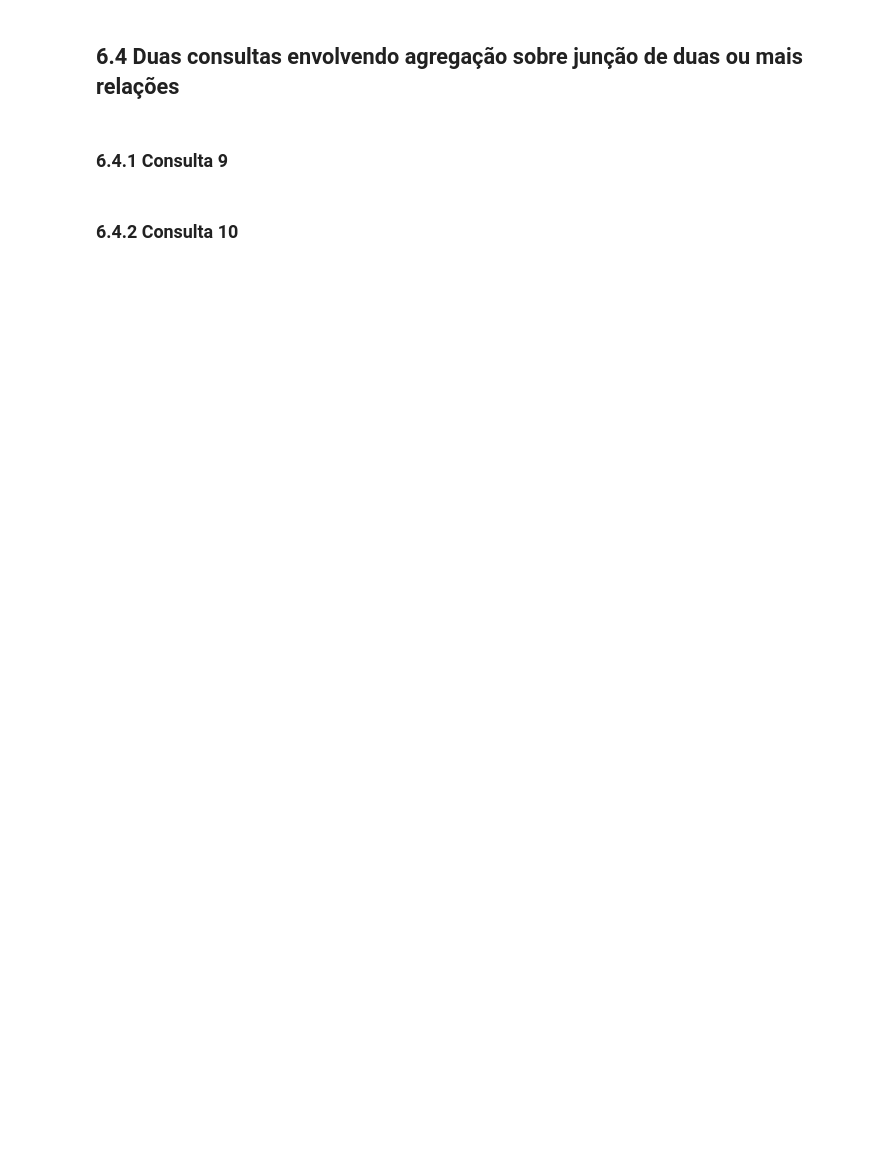
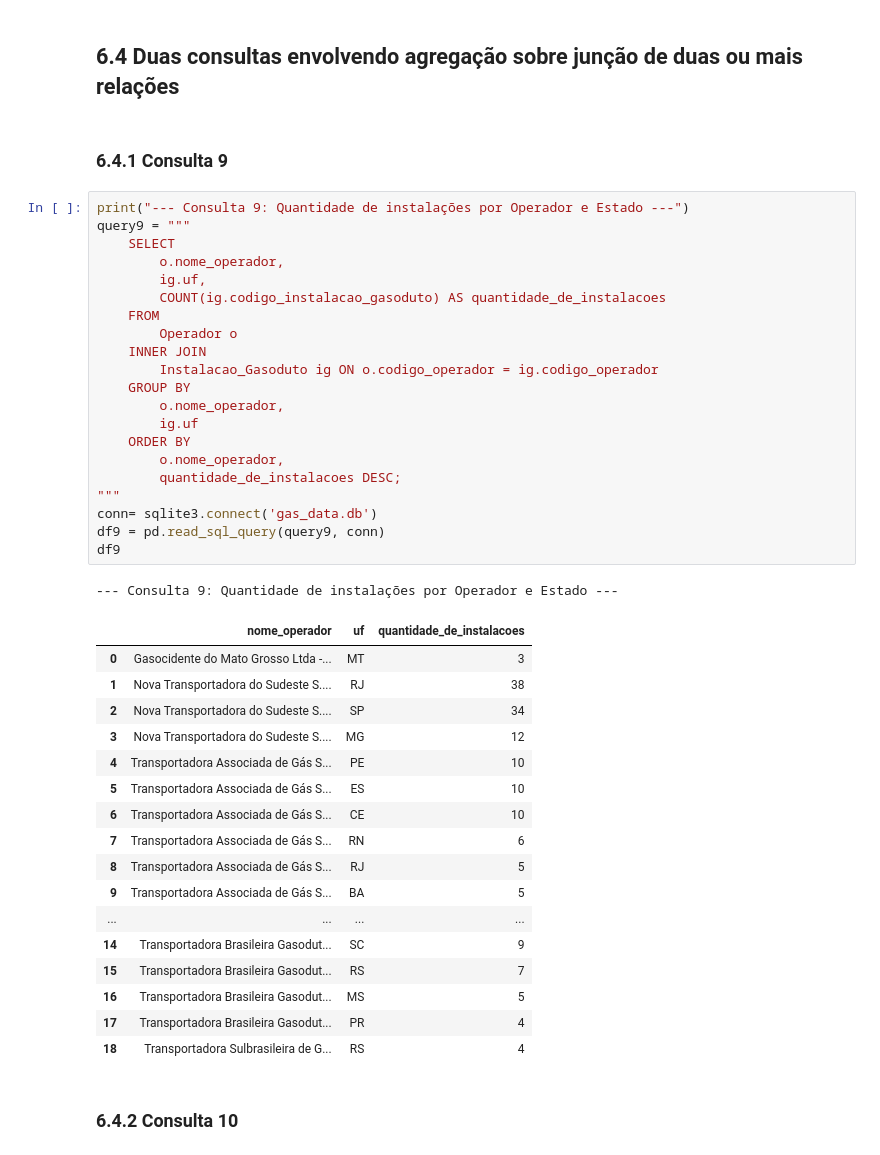
Before and after one commit to RaphaelLeivas/ibd-2025-1, a Jupyter notebook: TP2/tp2_template.ipynb, the cells around one changed output. Drawn from its saved outputs; the diff is of its cells as text; blank space fills up the shorter version.

```diff
--- a/TP2/tp2_template.ipynb
+++ b/TP2/tp2_template.ipynb
@@ -297,5 +368,45 @@ df6
 ## 6.4 Duas consultas envolvendo agregação sobre junção de duas ou mais relações
 # %% [markdown]
 ### 6.4.1 Consulta 9
+# %%
+print("--- Consulta 9: Quantidade de instalações por Operador e Estado ---")
+query9 = """
+    SELECT
+        o.nome_operador,
+        ig.uf,
+        COUNT(ig.codigo_instalacao_gasoduto) AS quantidade_de_instalacoes
+    FROM
+        Operador o
+    INNER JOIN
+        Instalacao_Gasoduto ig ON o.codigo_operador = ig.codigo_operador
+    GROUP BY
+        o.nome_operador,
+        ig.uf
+    ORDER BY
+        o.nome_operador,
+        quantidade_de_instalacoes DESC;
+"""
+conn= sqlite3.connect('gas_data.db')
+df9 = pd.read_sql_query(query9, conn)
+df9
+# %% [output]
+--- Consulta 9: Quantidade de instalações por Operador e Estado ---
+|  | nome_operador | uf | quantidade_de_instalacoes |
+| 0 | Gasocidente do Mato Grosso Ltda -... | MT | 3 |
+| 1 | Nova Transportadora do Sudeste S.... | RJ | 38 |
+| 2 | Nova Transportadora do Sudeste S.... | SP | 34 |
+| 3 | Nova Transportadora do Sudeste S.... | MG | 12 |
+| 4 | Transportadora Associada de Gás S... | PE | 10 |
+| 5 | Transportadora Associada de Gás S... | ES | 10 |
+| 6 | Transportadora Associada de Gás S... | CE | 10 |
+| 7 | Transportadora Associada de Gás S... | RN | 6 |
+| 8 | Transportadora Associada de Gás S... | RJ | 5 |
+| 9 | Transportadora Associada de Gás S... | BA | 5 |
+| ... | ... | ... | ... |
+| 14 | Transportadora Brasileira Gasodut... | SC | 9 |
+| 15 | Transportadora Brasileira Gasodut... | RS | 7 |
+| 16 | Transportadora Brasileira Gasodut... | MS | 5 |
+| 17 | Transportadora Brasileira Gasodut... | PR | 4 |
+| 18 | Transportadora Sulbrasileira de G... | RS | 4 |
 # %% [markdown]
 ### 6.4.2 Consulta 10
```
Also changed, not shown: parts of 4 cells of this notebook.
